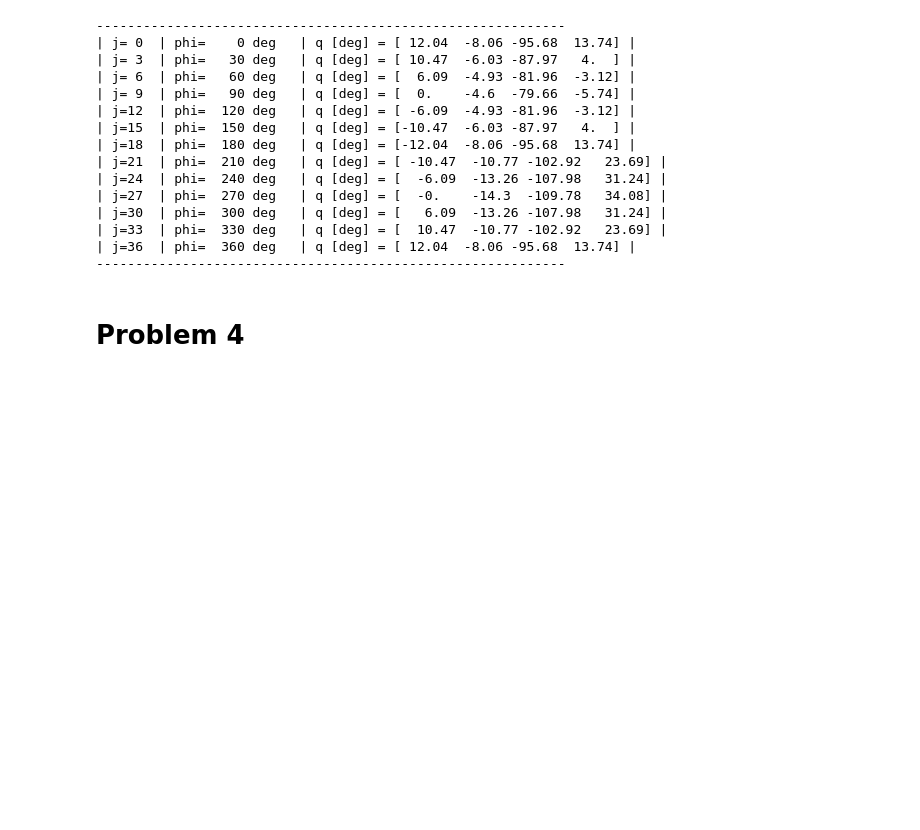
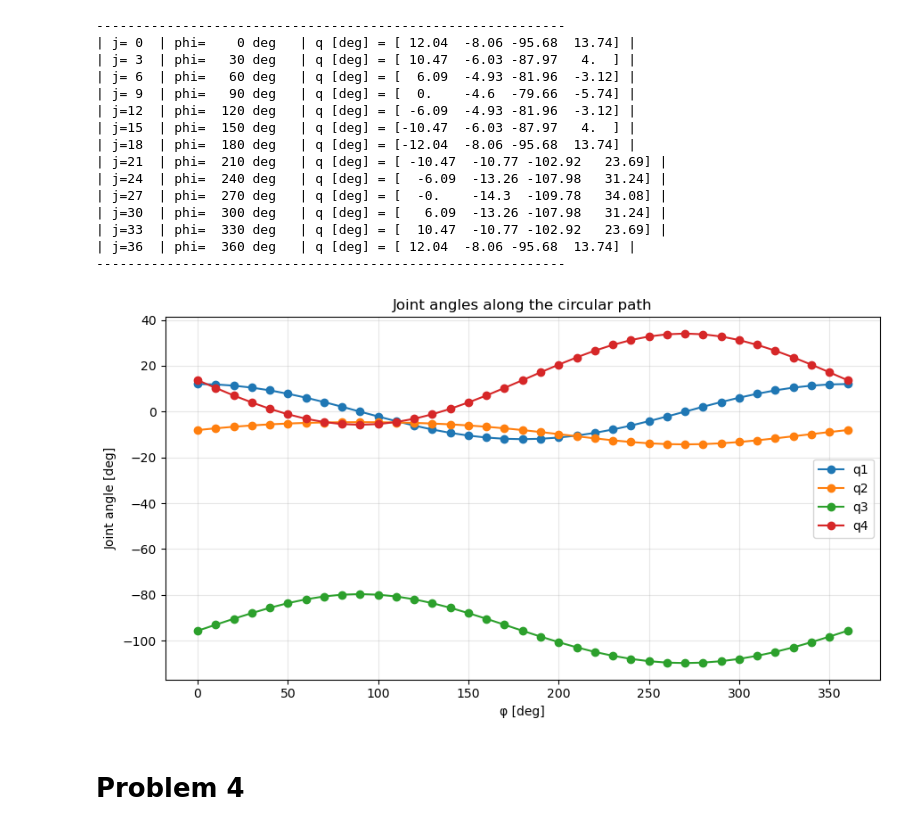
Before and after one commit to Apros7/DTU-robotics, a Jupyter notebook: assignment/solutions_pratyush.ipynb, the cells around one changed output. Cells and saved outputs as stored; diff of their text form; code cells hidden in the pictures; blank space fills up the shorter version.

```diff
--- a/assignment/solutions_pratyush.ipynb
+++ b/assignment/solutions_pratyush.ipynb
@@ -149,6 +149,21 @@ print("-" * 60)
 | j=33  | phi=  330 deg   | q [deg] = [  10.47  -10.77 -102.92   23.69] |
 | j=36  | phi=  360 deg   | q [deg] = [ 12.04  -8.06 -95.68  13.74] |
 ------------------------------------------------------------
+# %%
+plt.figure(figsize=(9, 5))
+
+for i in range(4):
+    plt.plot(np.degrees(phis), np.degrees(Q[:, i]), marker="o", label=f"q{i+1}")
+
+plt.xlabel("φ [deg]")
+plt.ylabel("Joint angle [deg]")
+plt.title("Joint angles along the circular path")
+plt.grid(alpha=0.3)
+plt.legend()
+plt.tight_layout()
+plt.show()
+# %% [output]
+[figure, added]
 # %% [markdown]
 # Problem 4
 # %%
```
Also changed, not shown: 8 other files.
